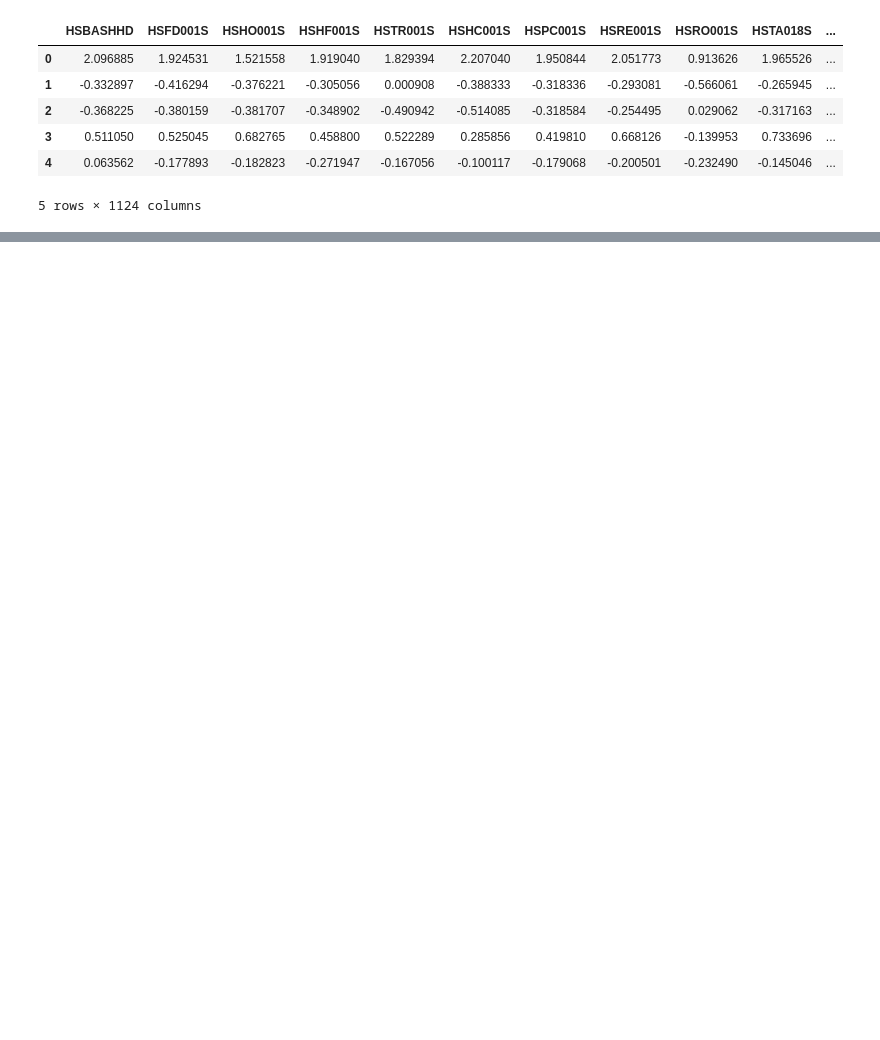
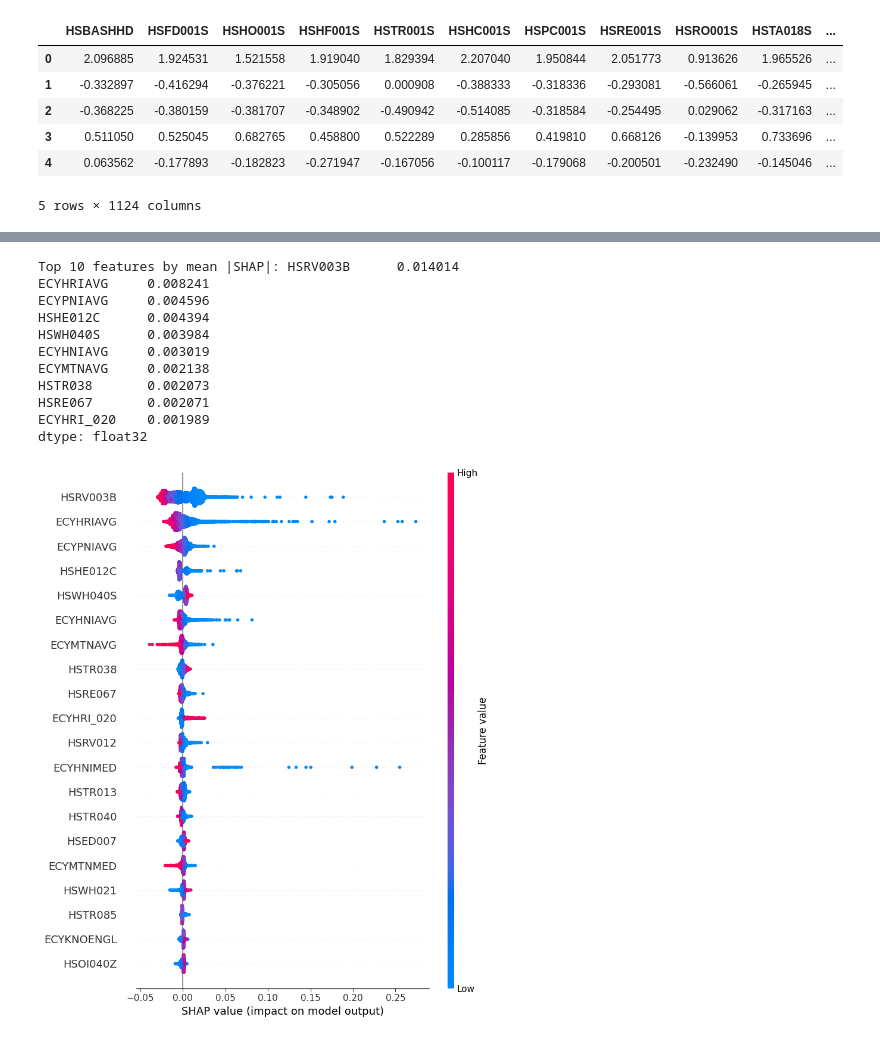
Before and after one commit to Astru5/DS3000, a Jupyter notebook: notebooks/supervised_learning.ipynb, the cells around one changed output, grey strips where cells are left out. Saved outputs shown, nothing was run; the diff lists cells and outputs as text; code cells hidden in the pictures; blank space fills up the shorter version.

```diff
--- a/notebooks/supervised_learning.ipynb
+++ b/notebooks/supervised_learning.ipynb
@@ -388,0 +453,23 @@ print(coef_series.reindex(coef_series.abs().sort_values(ascending=False).index)
+# %%
+# ----------------------------
+# 2. DEFINE MODEL
+# ----------------------------
+
+xgb = XGBRegressor(
+    objective='reg:squarederror',
+    tree_method='hist',
+    device='cuda',
+    verbosity=1
+)
+
+# ----------------------------
+# 3. HYPERPARAMETER SPACE
+# ----------------------------
+
+param_dist = {
+    'n_estimators': randint(100, 600),        # keep moderate
+    'max_depth': randint(3, 10),              # avoid very deep trees
+    'learning_rate': uniform(0.01, 0.2),
+    'subsample': uniform(0.6, 0.4),           # 0.6 → 1.0
+    'colsample_bytree': uniform(0.6, 0.4)
+}
@@ -388,0 +580,26 @@ print(coef_series.reindex(coef_series.abs().sort_values(ascending=False).index)
+# %%
+# Convert to DataFrame for easier handling
+shap_df = pd.DataFrame(shap_values, columns=X_test_scaled.columns)
+
+# Compute mean absolute SHAP values
+mean_abs_shap = np.abs(shap_df).mean().sort_values(ascending=False)
+
+# Top 10 features
+top10_features = mean_abs_shap.head(10)
+print("Top 10 features by mean |SHAP|:", top10_features)
+
+# Beeswarm plot
+shap.summary_plot(shap_values, X_test_scaled, plot_type="dot")
+# %% [output]
+Top 10 features by mean |SHAP|: HSRV003B      0.014014
+ECYHRIAVG     0.008241
+ECYPNIAVG     0.004596
+HSHE012C      0.004394
+HSWH040S      0.003984
+ECYHNIAVG     0.003019
+ECYMTNAVG     0.002138
+HSTR038       0.002073
+HSRE067       0.002071
+ECYHRI_020    0.001989
+dtype: float32
+[figure, added]
```
Also changed, not shown: parts of 15 cells of this notebook.
